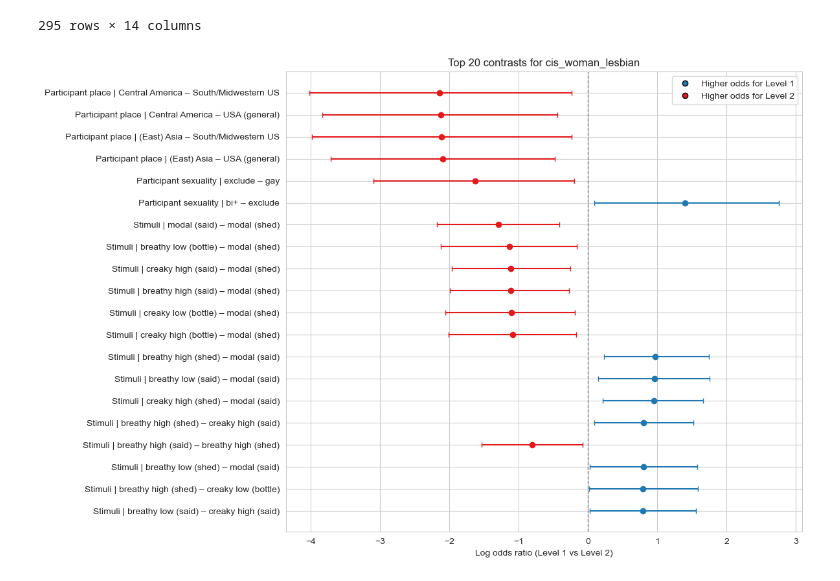
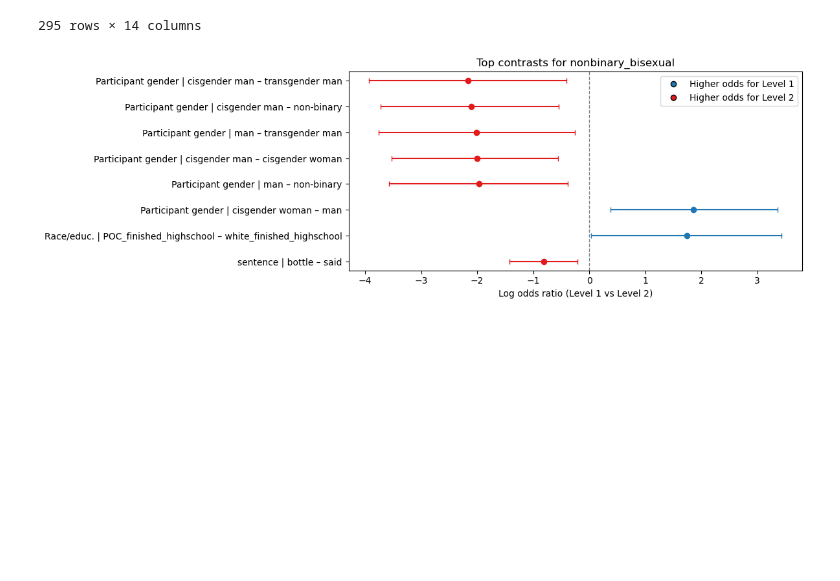
Before and after one commit to acgalvano/dissertation_stats, a Jupyter notebook: bayesian_multinomial.ipynb, the cells around one changed output. Cells and saved outputs as stored; diff of their text form; code cells hidden in the pictures; blank space fills up the shorter version.

```diff
--- a/bayesian_multinomial.ipynb
+++ b/bayesian_multinomial.ipynb
@@ -791,7 +881,7 @@ def ic_diff(ic1, ic2):
 from pathlib import Path
 
 # Directory for cached models
-cache_dir = Path("/Users/ambergalvano/Desktop/perception_stimuli/waic_backward_models")
+cache_dir = Path("/Users/ambergalvano/Desktop/perception_stimuli/waic_backward_models_stage3")
 cache_dir.mkdir(parents=True, exist_ok=True)
 
 def clean_label(label: str) -> str:
@@ -1045,0 +1127,7 @@ PosixPath('/Users/ambergalvano/Desktop/perception_stimuli/waic_backward_models')
+# %%
+import os
+
+folder = cache_dir
+
+for name in sorted(os.listdir(folder)):
+    print(name)
@@ -1089,0 +1235,3 @@ KeyboardInterrupt:
+# %%
+idata_final = az.from_netcdf(cache_dir / "FINAL_selected_model.nc")
+list(idata_final.posterior.data_vars)
@@ -2240,12 +2563,15 @@ def all_categorical_level_pairs(
 ### Single effects
 # %%
 cat_predictors = [
-    "stimuli_clean",
-    "race_ses_cond",
+   "sentence",
+    "voice_quality",
+    "intensity",
     "participant_gender_restrictive",
     "participant_sexuality_normed",
     "participant_place_origin_normed",
-    "participant_ses_normed",
+    "race_ses_cond",
+    "participant_race_eth_normed",
+    "Bay_Area_check"
 ]
 
 pairs_all = all_categorical_level_pairs(
@@ -3309,7 +3470,7 @@ df["contrast_label"] = (
 )
 
 # --- Select a class & top N by effect strength ---
-target_class = "cis_woman_lesbian"
+target_class = "nonbinary_bisexual"
 top_n = 20
 
 sub = (
@@ -3321,7 +3482,7 @@ sub = (
 )
 
 # --- Plot ---
-plt.figure(figsize=(12, 8))
+plt.figure(figsize=(12, 4))
 
 palette = {
     "higher for L1": "#1f78b4",  # blue
@@ -3343,32 +3504,32 @@ for i, row in sub.iterrows():
         row["log_or"],
         idx,
         xerr=[[err_low[idx]], [err_high[idx]]],
         fmt="o",
         color=palette[d],
         ecolor=palette[d],
         capsize=3,
     )
 
 # Reference line at log(OR) = 0 (no difference)
 plt.axvline(0, color="gray", linestyle="--", linewidth=1)
 
 # Legend: blue vs red meaning
 plt.legend(
     handles=[
         Line2D([0], [0], marker='o', color='none',
                markerfacecolor=palette['higher for L1'],
                label='Higher odds for Level 1'),
         Line2D([0], [0], marker='o', color='none',
                markerfacecolor=palette['higher for L2'],
                label='Higher odds for Level 2'),
     ],
     loc="upper right"
 )
 
 plt.yticks(y_positions, sub["contrast_label"])
 plt.xlabel("Log odds ratio (Level 1 vs Level 2)")
-plt.title(f"Top {top_n} contrasts for {target_class}")
+plt.title(f"Top contrasts for {target_class}")
 plt.tight_layout()
 plt.show()
 # %% [output]
-[figure, old version]
+[figure, new version]
```
Also changed, not shown: parts of 60 cells of this notebook, 1 other file.
